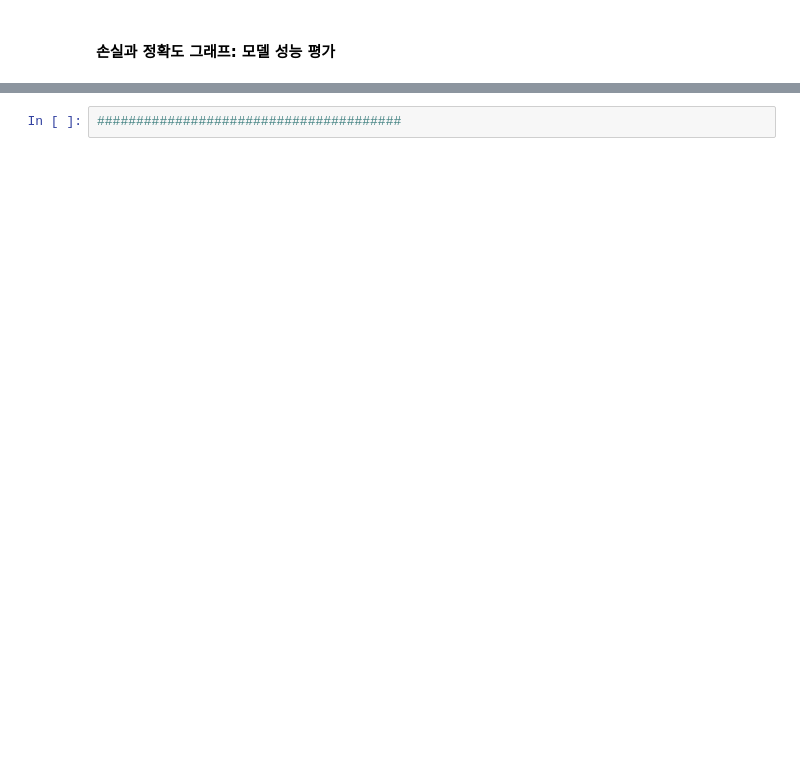
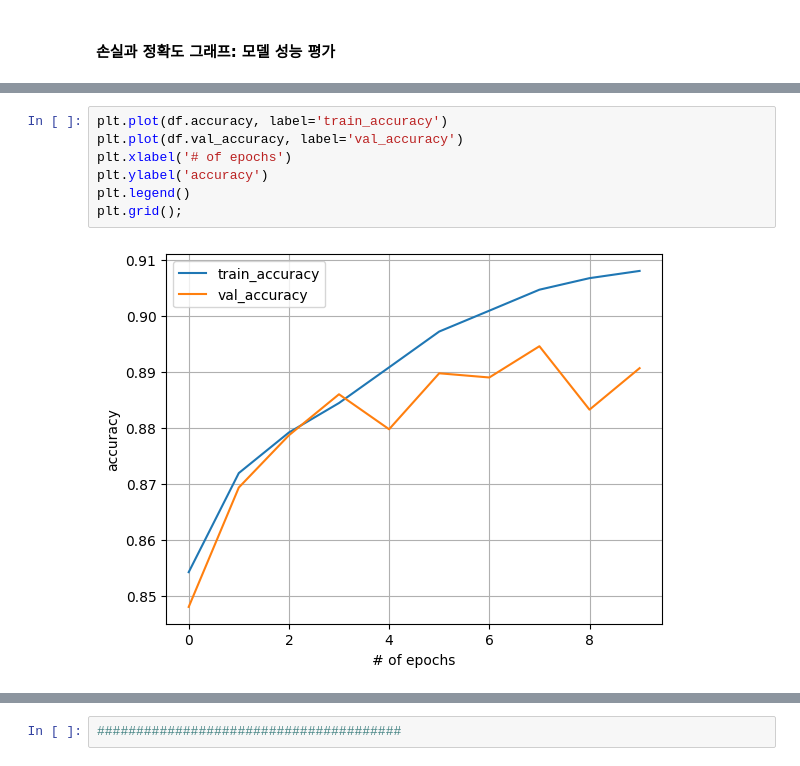
Before and after one commit to jewoodev/Deep_and_Machine_Learning, a Jupyter notebook: Deep_Learning/100~/110.1.[Practice]deep_neural_network_Fashion_MNIST.ipynb, the cells around one changed output, grey strips where cells are left out. Saved outputs shown, nothing was run; the diff lists cells and outputs as text; blank space fills up the shorter version.

```diff
--- a/Deep_Learning/100~/110.1.[Practice]deep_neural_network_Fashion_MNIST.ipynb
+++ b/Deep_Learning/100~/110.1.[Practice]deep_neural_network_Fashion_MNIST.ipynb
@@ -127,0 +205,9 @@ y_train_encoded = to_categorical(y_train)
+# %%
+plt.plot(df.accuracy, label='train_accuracy')
+plt.plot(df.val_accuracy, label='val_accuracy')
+plt.xlabel('# of epochs')
+plt.ylabel('accuracy')
+plt.legend()
+plt.grid();
+# %% [output]
+[figure, added]
```
Also changed, not shown: parts of 17 cells of this notebook, 4 other files.
